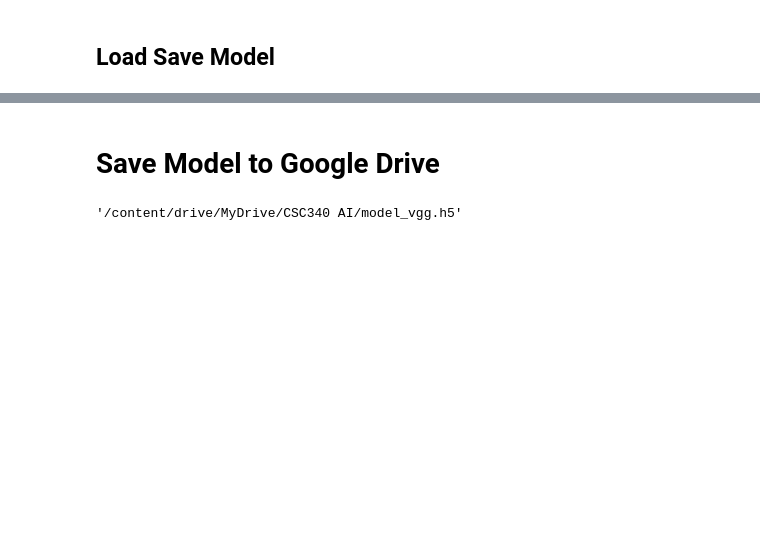
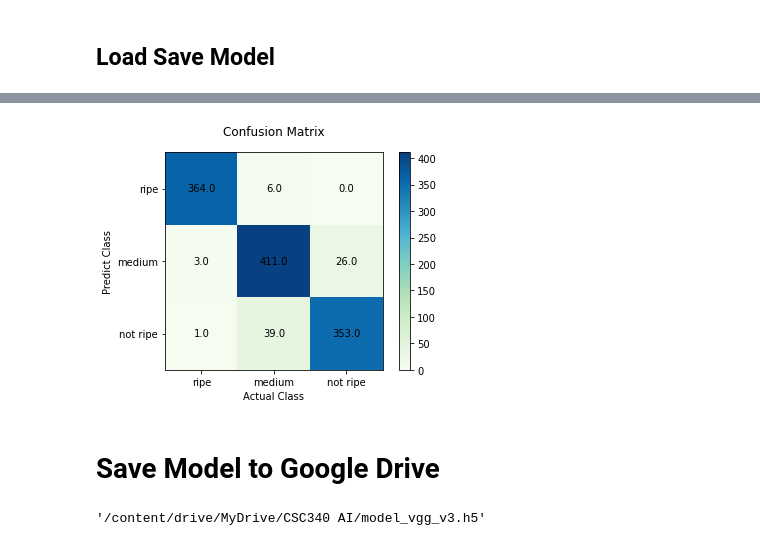
Before and after one commit to GGolfz/Papaya-Classification, a Jupyter notebook: Papaya_Ripeness_Classification.ipynb, the cells around one changed output, grey strips where cells are left out. Saved outputs shown, nothing was run; the diff lists cells and outputs as text; code cells hidden in the pictures; blank space fills up the shorter version.

```diff
--- a/Papaya_Ripeness_Classification.ipynb
+++ b/Papaya_Ripeness_Classification.ipynb
@@ -299,2 +550,2 @@ history.history
 # %%
-model = tf.keras.models.load_model(model_name)
+model = tf.keras.models.load_model('model_vgg_v2.h5')
@@ -304,0 +554,2 @@ probability_model = tf.keras.Sequential([model, tf.keras.layers.Softmax()])
+# %%
+class_labels = ["ripe", "medium","not ripe"]
@@ -304,0 +568,13 @@ probability_model = tf.keras.Sequential([model, tf.keras.layers.Softmax()])
+# %%
+mature_df = pd.DataFrame(data=os.listdir(test_mature_dir),columns=["filename"])
+mature_df["filename"] = test_mature_dir +'/'+ mature_df["filename"]
+mature_df["actual"] = "ripe"
+partial_df = pd.DataFrame(data=os.listdir(test_partially_mature_dir),columns=["filename"])
+partial_df["filename"] = test_partially_mature_dir+'/' + partial_df["filename"]
+partial_df["actual"] = "medium"
+unmature_df = pd.DataFrame(data=os.listdir(test_unmature_dir),columns=["filename"])
+unmature_df["filename"] = test_unmature_dir +'/'+ unmature_df["filename"]
+unmature_df["actual"] = "not ripe"
+
+df = pd.concat([mature_df,partial_df,unmature_df])
+df
@@ -304,0 +595,15 @@ probability_model = tf.keras.Sequential([model, tf.keras.layers.Softmax()])
+# %%
+confusion_matrix = np.zeros(9).reshape(3,3)
+count = 0
+true = 0
+for i in df.itertuples():
+  count+=1
+  pred_class = predict_img(i[1])
+  row = class_labels.index(pred_class)
+  col = class_labels.index(i[2].lower())
+  confusion_matrix[row][col] += 1
+  if pred_class == i[2].lower():
+    true+=1
+  if count % 100 == 0:
+    print("Done: ",true,count,"Accuracy:",true/count)
+print("Accuracy: ", true/count)
@@ -305 +624,15 @@ probability_model = tf.keras.Sequential([model, tf.keras.layers.Softmax()])
+# %%
+fig, ax = plt.subplots()
+plt.title("Confusion Matrix")
+heatmap = ax.matshow(confusion_matrix,cmap='GnBu')
+plt.xlabel("Actual Class")
+plt.ylabel("Predict Class")
+plt.colorbar(heatmap)
+ax.xaxis.set_ticks_position('bottom')
+ax.set_xticklabels(["",*class_labels])
+ax.set_yticklabels(["",*class_labels])
+for (i, j), z in np.ndenumerate(confusion_matrix):
+    ax.text(j, i, '{:0.1f}'.format(z), ha='center', va='center')
+# %% [output]
+[figure, added]
 # %%
@@ -321,6 +654,6 @@ for i in ["/content/health-benefits-of-papaya_copy.jpeg","/content/unknown.png",
 # %% [markdown]
 # Save Model to Google Drive
 # %%
-shutil.copy('model_vgg.h5','/content/drive/MyDrive/CSC340 AI/')
+shutil.copy('model_vgg.h5','/content/gdrive/MyDrive/CSC340 AI/model_vgg_v3.h5')
 # %% [output]
-'/content/drive/MyDrive/CSC340 AI/model_vgg.h5'
+'/content/drive/MyDrive/CSC340 AI/model_vgg_v3.h5'
```
Also changed, not shown: parts of 59 cells of this notebook, 24 other files.
